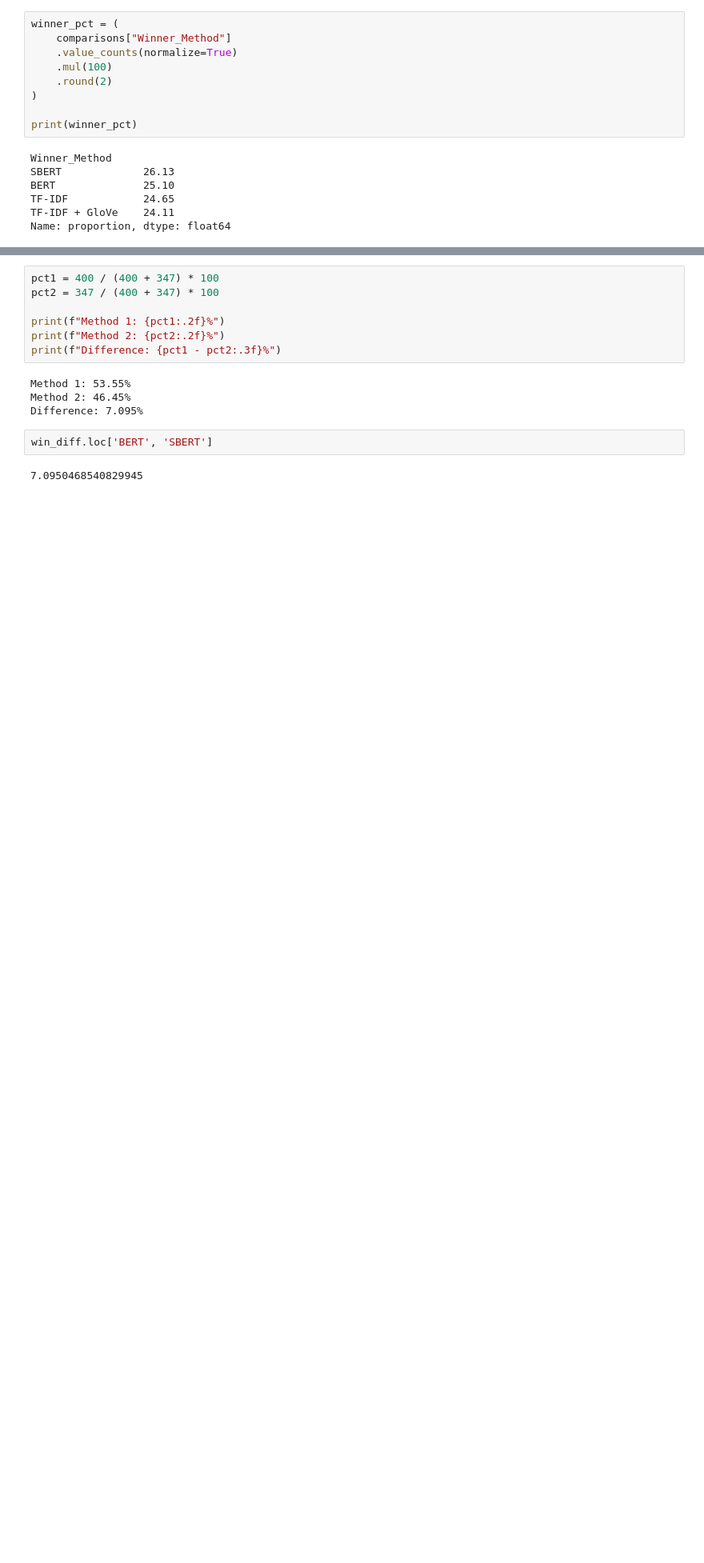
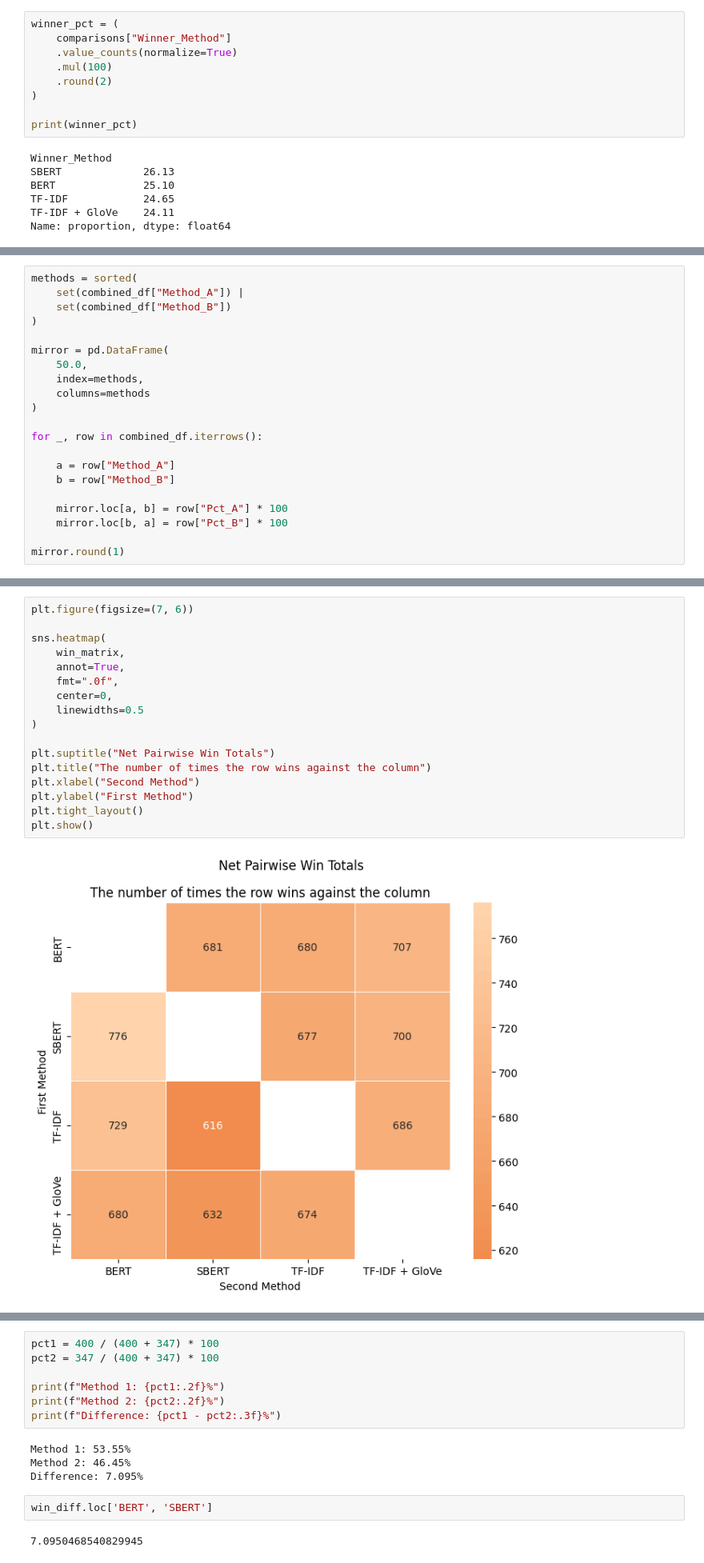
Before and after one commit to cwc09262/psalms-nlp-research, a Jupyter notebook: query_compare/llm_scoring/new_full/llm_results_eval.ipynb, the cells around one changed output, grey strips where cells are left out. Shown at 80% size. Saved outputs shown, nothing was run; the diff lists cells and outputs as text; blank space fills up the shorter version.

Commit message:
Starting to work on the analysis for the LLM scoring compared to human annotators

```diff
--- a/query_compare/llm_scoring/new_full/llm_results_eval.ipynb
+++ b/query_compare/llm_scoring/new_full/llm_results_eval.ipynb
@@ -987,0 +1006,21 @@ for m in methods:
+# %%
+methods = sorted(
+    set(combined_df["Method_A"]) |
+    set(combined_df["Method_B"])
+)
+
+mirror = pd.DataFrame(
+    50.0,
+    index=methods,
+    columns=methods
+)
+
+for _, row in combined_df.iterrows():
+
+    a = row["Method_A"]
+    b = row["Method_B"]
+
+    mirror.loc[a, b] = row["Pct_A"] * 100
+    mirror.loc[b, a] = row["Pct_B"] * 100
+
+mirror.round(1)
@@ -988 +1082,20 @@ for m in methods:
+# %%
+plt.figure(figsize=(7, 6))
+
+sns.heatmap(
+    win_matrix,
+    annot=True,
+    fmt=".0f",
+    center=0,
+    linewidths=0.5
+)
+
+plt.suptitle("Net Pairwise Win Totals")
+plt.title("The number of times the row wins against the column")
+plt.xlabel("Second Method")
+plt.ylabel("First Method")
+plt.tight_layout()
+plt.show()
+# %% [output]
+[figure, added]
 # %% [markdown]
```
Also changed, not shown: parts of 33 cells of this notebook, 4 other files.
